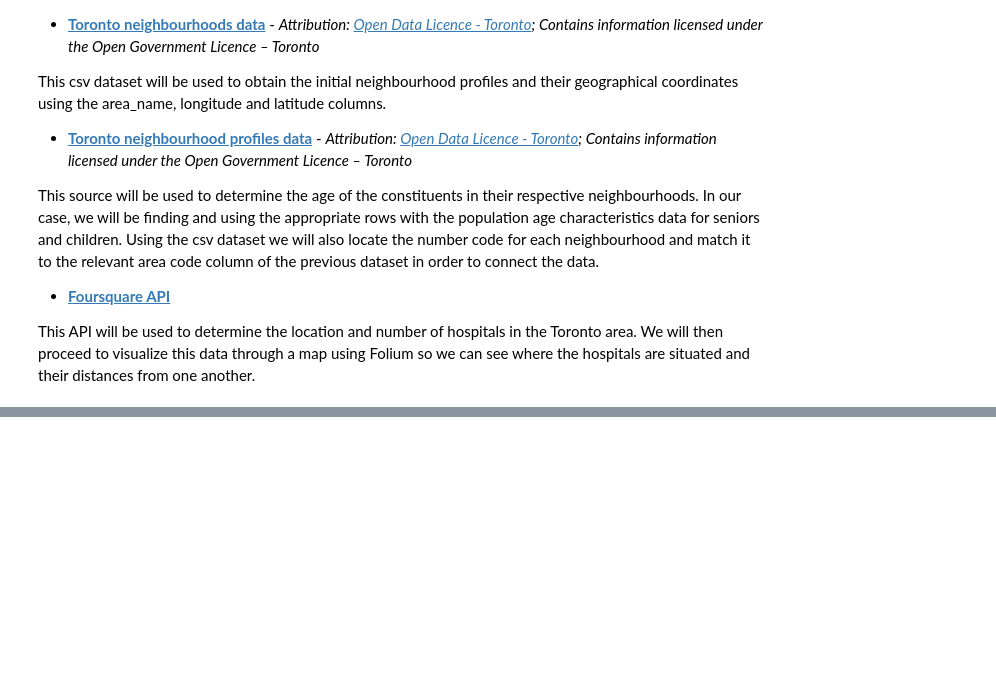
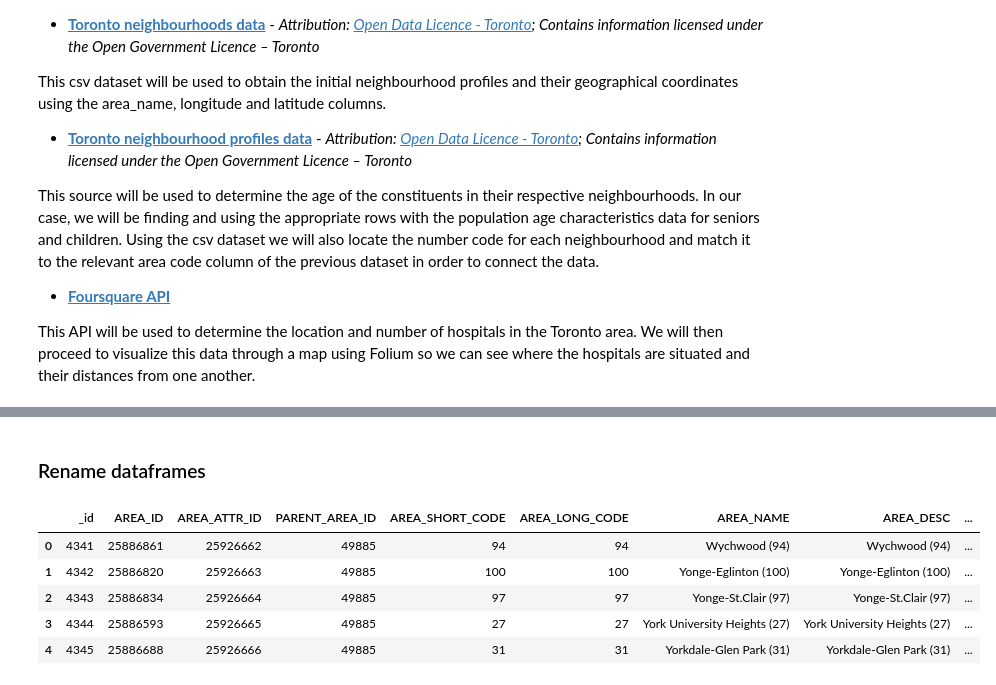
Before and after one commit to genephoenix/Coursera_Capstone, a Jupyter notebook: Capstone Project Notebook.ipynb, the cells around one changed output, grey strips where cells are left out. Drawn from its saved outputs; the diff is of its cells as text; code cells hidden in the pictures; blank space fills up the shorter version.

```diff
--- a/Capstone Project Notebook.ipynb
+++ b/Capstone Project Notebook.ipynb
@@ -52,0 +107,12 @@
+# %% [markdown]
+### Rename dataframes
+# %%
+neighbourhood_df = df_data_1
+neighbourhood_df.head()
+# %% [output]
+|  | _id | AREA_ID | AREA_ATTR_ID | PARENT_AREA_ID | AREA_SHORT_CODE | AREA_LONG_CODE | AREA_NAME | AREA_DESC | ... |
+| 0 | 4341 | 25886861 | 25926662 | 49885 | 94 | 94 | Wychwood (94) | Wychwood (94) | ... |
+| 1 | 4342 | 25886820 | 25926663 | 49885 | 100 | 100 | Yonge-Eglinton (100) | Yonge-Eglinton (100) | ... |
+| 2 | 4343 | 25886834 | 25926664 | 49885 | 97 | 97 | Yonge-St.Clair (97) | Yonge-St.Clair (97) | ... |
+| 3 | 4344 | 25886593 | 25926665 | 49885 | 27 | 27 | York University Heights (27) | York University Heights (27) | ... |
+| 4 | 4345 | 25886688 | 25926666 | 49885 | 31 | 31 | Yorkdale-Glen Park (31) | Yorkdale-Glen Park (31) | ... |
```
Also changed, not shown: parts of 73 cells of this notebook.
